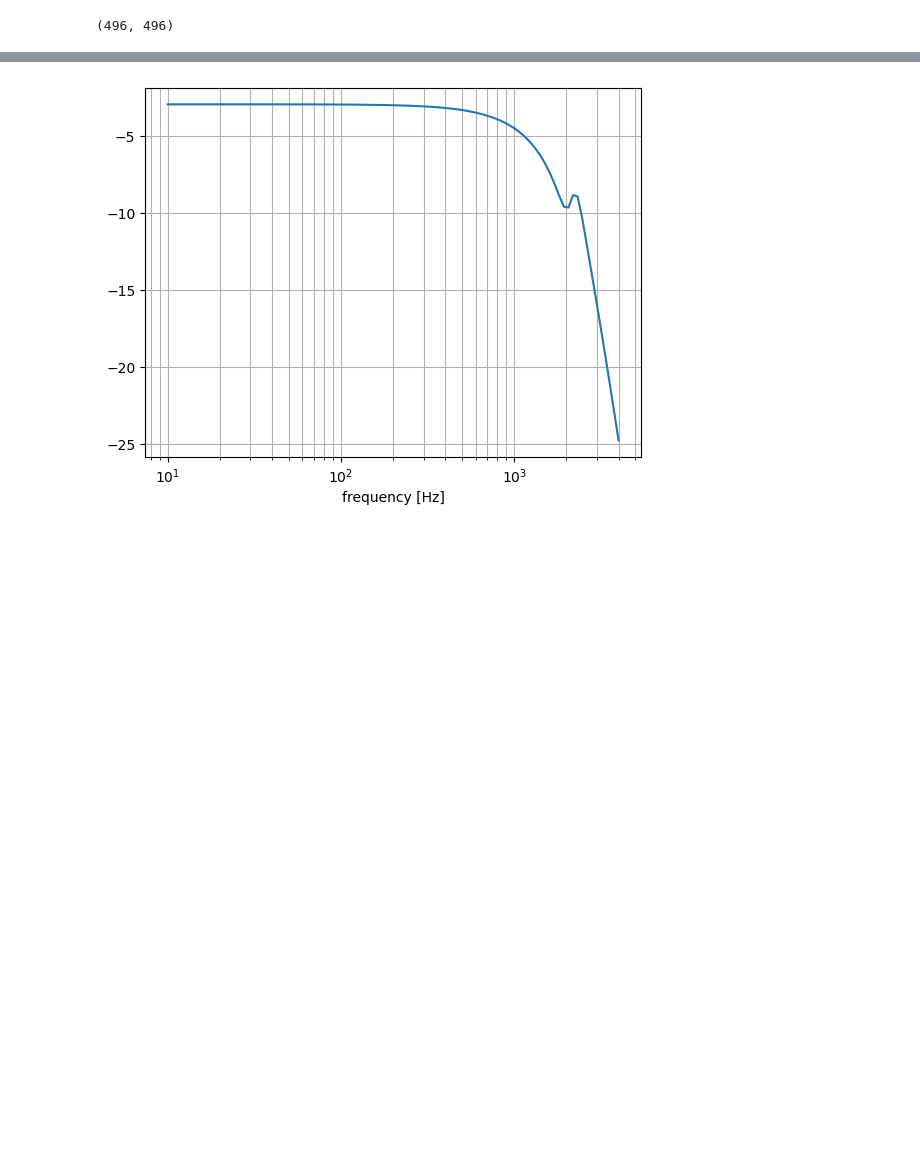
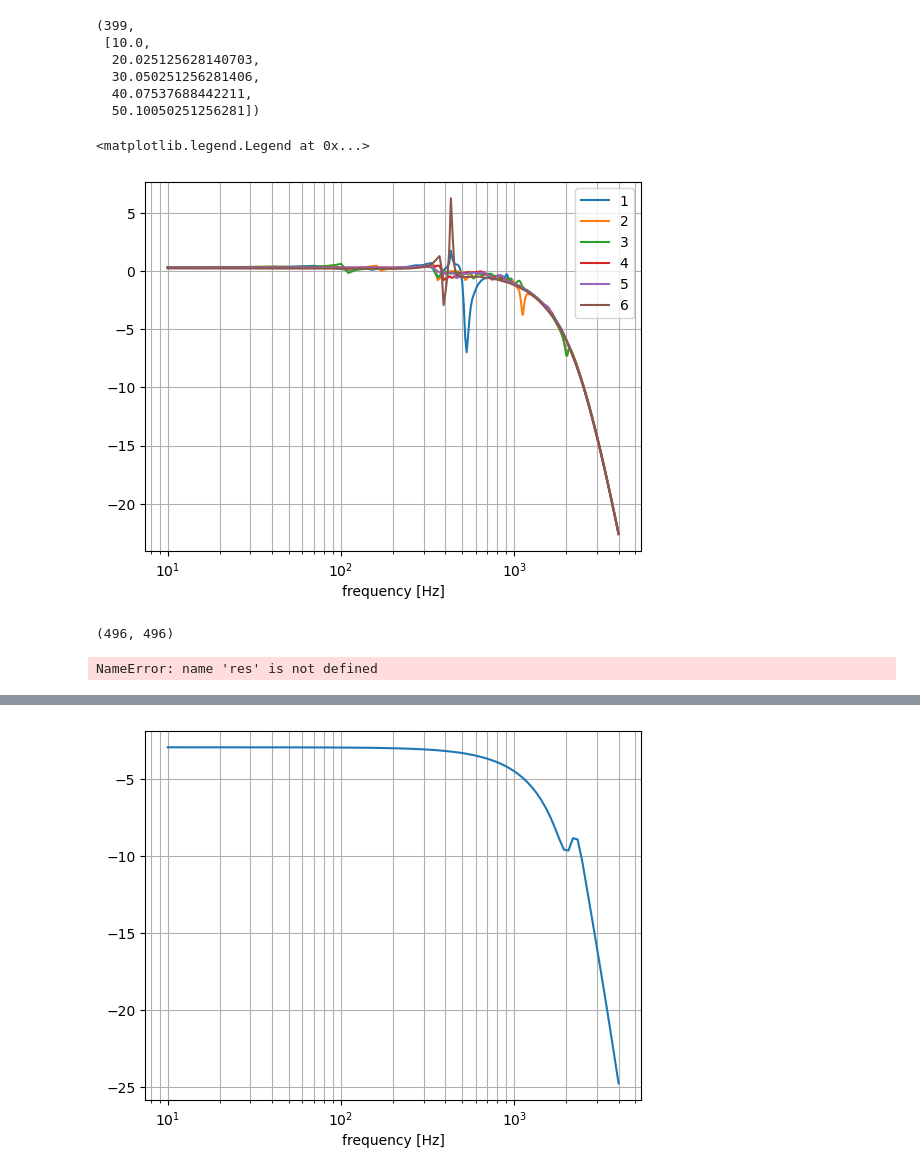
Before and after one commit to rodrigo-romano/dos-actors, a Jupyter notebook: grsim/asms/src/bin/transfer-functions/analytic/asm-tf.ipynb, the cells around one changed output, grey strips where cells are left out. Cells and saved outputs as stored; diff of their text form; code cells hidden in the pictures; blank space fills up the shorter version.

```diff
--- a/grsim/asms/src/bin/transfer-functions/analytic/asm-tf.ipynb
+++ b/grsim/asms/src/bin/transfer-functions/analytic/asm-tf.ipynb
@@ -3,7 +3,26 @@ import numpy as np
 import matplotlib.pyplot as plt
 %matplotlib inline
 # %%
-(nu,tf_rs) = np.load("asm_tf_100log.pkl",allow_pickle=True)
+(nu,tf) = np.load("asm_tf1.pkl",allow_pickle=True)
+# %%
+len(nu),nu[0:5]
+# %% [output]
+(399,
+ [10.0,
+  20.025125628140703,
+  30.050251256281406,
+  40.07537688442211,
+  50.10050251256281])
+# %%
+fig,ax = plt.subplots()
+ax.semilogx(nu,20*np.log10(np.abs(np.asarray(tf).T)))
+ax.grid(which="both")
+ax.set_xlabel("frequency [Hz]")
+ax.set_label("Avg El Enc")
+ax.legend(range(1,1+len(tf)))
+# %% [output]
+<matplotlib.legend.Legend at 0x...>
+[figure, added]
 # %%
 n = tf_rs[0][1]
 m = tf_rs[0][2]
@@ -13,7 +34,8 @@ n,m
 # %%
-res = [list(zip(*x[0])) for x in tf_rs]
-tf = np.dstack([np.asarray(x[0]).reshape(n,m,order="F") for x in res]) \
-     +1j*np.dstack([np.asarray(x[1]).reshape(n,m,order="F") for x in res])
+tf = np.vstack([np.diag(np.array(x[0]).reshape(n,m,order="F")) for x in res]) \
+     +1j*np.vstack([np.diag(np.array(x[1]).reshape(n,m,order="F")) for x in res])
+# %% [output]
+NameError: name 'res' is not defined
 # %%
 tf.shape
 # %% [output]
```
Also changed, not shown: parts of 4 cells of this notebook, 7 other files.
